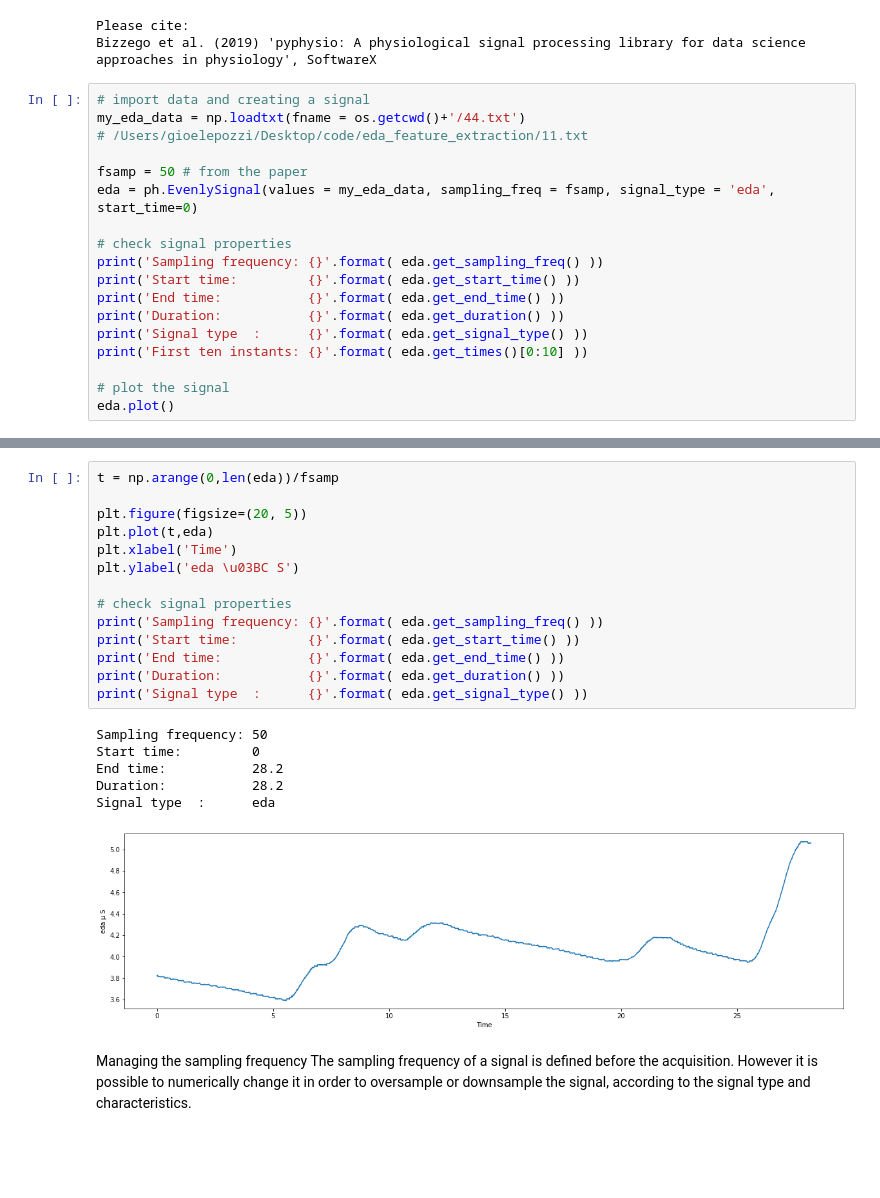
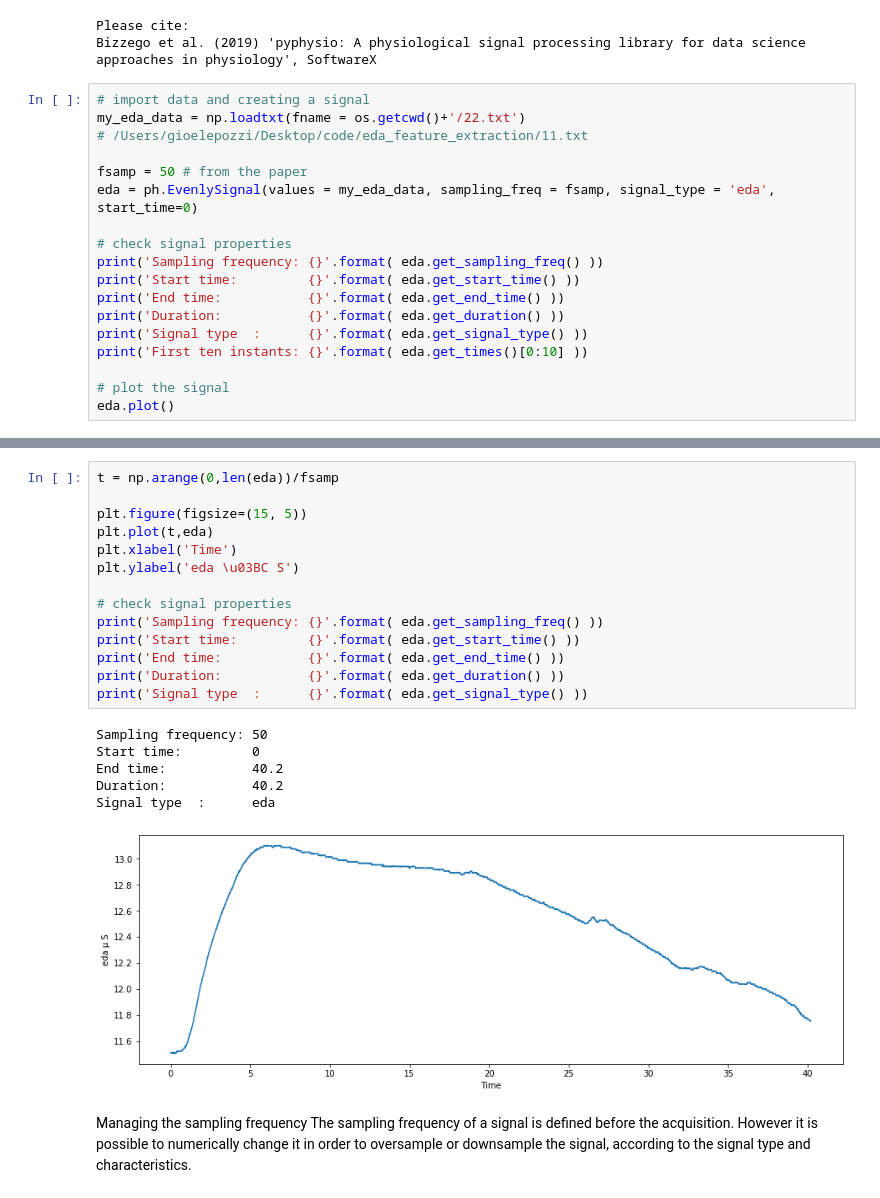
Before and after one commit to Gioelson95/MasterThesis, a Jupyter notebook: code/feature_extraction/eda/eda_features.ipynb, the cells around one changed output, grey strips where cells are left out. Drawn from its saved outputs; the diff is of its cells as text; blank space fills up the shorter version.

```diff
--- a/code/feature_extraction/eda/eda_features.ipynb
+++ b/code/feature_extraction/eda/eda_features.ipynb
@@ -47,7 +47,7 @@ Please cite:
 Bizzego et al. (2019) 'pyphysio: A physiological signal processing library for data science approaches in physiology', SoftwareX
 # %%
 # import data and creating a signal
-my_eda_data = np.loadtxt(fname = os.getcwd()+'/44.txt')
+my_eda_data = np.loadtxt(fname = os.getcwd()+'/22.txt')
 # /Users/gioelepozzi/Desktop/code/eda_feature_extraction/11.txt
 
 fsamp = 50 # from the paper
@@ -75,24 +75,24 @@ First ten instants: [0.   0.02 0.04 0.06 0.08 0.1  0.12 0.14 0.16 0.18]
 # %%
 t = np.arange(0,len(eda))/fsamp
 
-plt.figure(figsize=(20, 5))
+plt.figure(figsize=(15, 5))
 plt.plot(t,eda)
 plt.xlabel('Time')
 plt.ylabel('eda \u03BC S')
 
 # check signal properties
 print('Sampling frequency: {}'.format( eda.get_sampling_freq() ))
 print('Start time:         {}'.format( eda.get_start_time() ))
 print('End time:           {}'.format( eda.get_end_time() ))
 print('Duration:           {}'.format( eda.get_duration() ))
 print('Signal type  :      {}'.format( eda.get_signal_type() ))
 # %% [output]
 Sampling frequency: 50
 Start time:         0
-End time:           28.2
-Duration:           28.2
+End time:           40.2
+Duration:           40.2
 Signal type  :      eda
-[figure, old version]
+[figure, new version]
 # %% [markdown]
 Managing the sampling frequency
 The sampling frequency of a signal is defined before the acquisition. However it is possible to numerically change it in order to oversample or downsample the signal, according to the signal type and characteristics.
```
Also changed, not shown: parts of 9 cells of this notebook, 4 other files.
